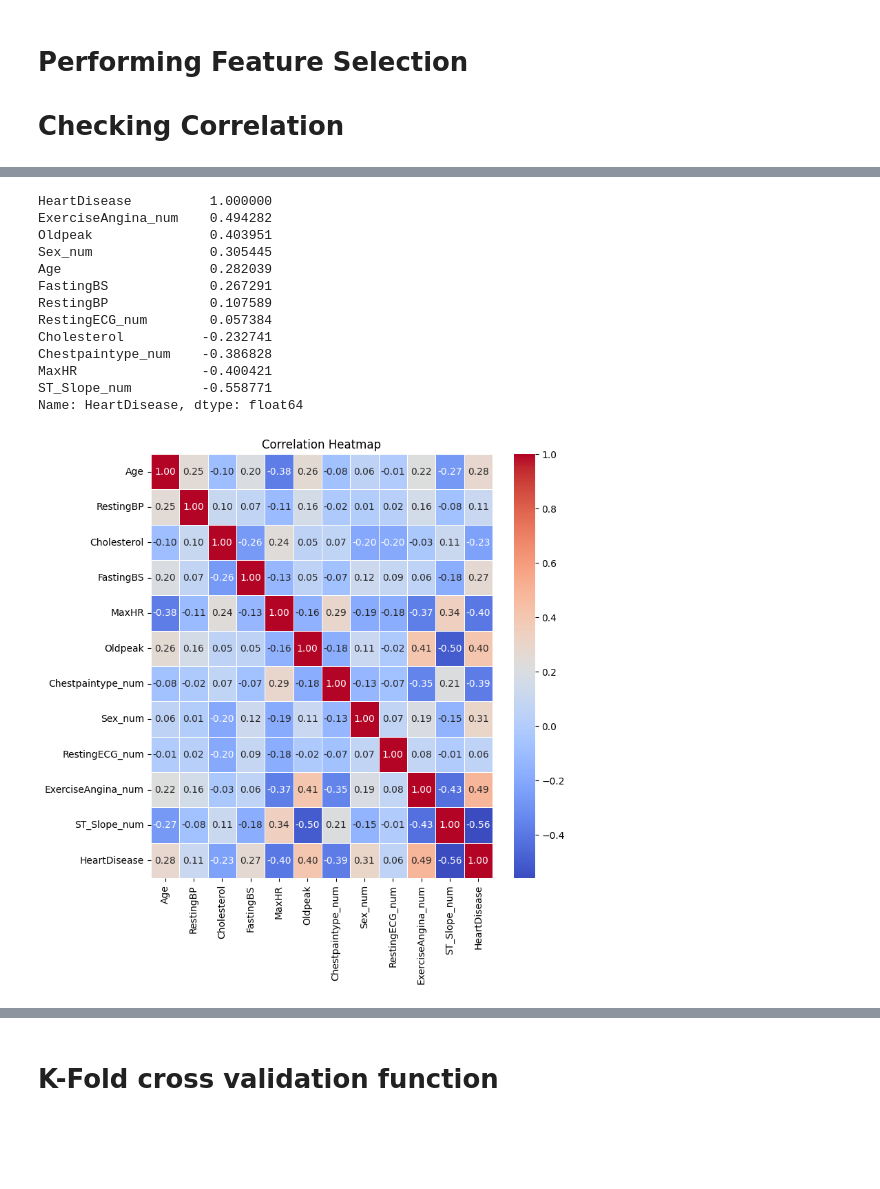
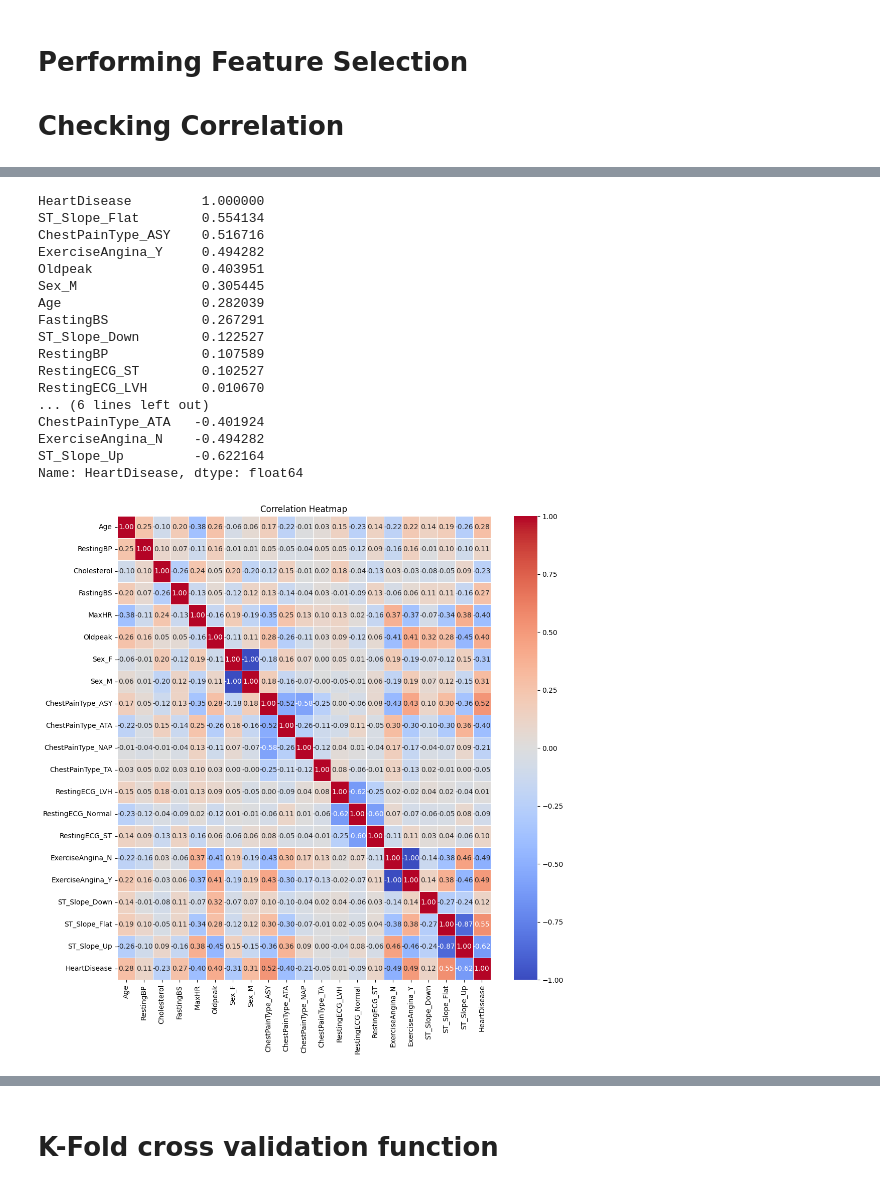
Before and after one commit to shreesamarthacs/Heart-disease-prediction-using-ML-models, a Jupyter notebook: Heart_disease_prediction.ipynb, the cells around one changed output, grey strips where cells are left out. Cells and saved outputs as stored; diff of their text form; code cells hidden in the pictures; blank space fills up the shorter version.

```diff
--- a/Heart_disease_prediction.ipynb
+++ b/Heart_disease_prediction.ipynb
@@ -12,5 +12,5 @@ import pickle
 # Data collection and preprocessing
 # %%
 #loading the data
-dataset=pd.read_csv('/content/heart.xls')
+dataset_raw=pd.read_csv('/content/heart.xls')
 # %%
@@ -195,0 +145,21 @@ Name: HeartDisease, Length: 918, dtype: int64
+# %%
+from sklearn.preprocessing import OneHotEncoder
+#Extract categorical columns from the dataframe
+#Here we extract the columns with object datatype as they are the categorical columns
+categorical_columns = dataset_raw.select_dtypes(include=['object']).columns.tolist()
+
+#Initialize OneHotEncoder
+encoder = OneHotEncoder(sparse_output=False)
+
+# Apply one-hot encoding to the categorical columns
+one_hot_encoded = encoder.fit_transform(dataset_raw[categorical_columns])
+
+#Create a DataFrame with the one-hot encoded columns
+#We use get_feature_names_out() to get the column names for the encoded data
+one_hot_df = pd.DataFrame(one_hot_encoded, columns=encoder.get_feature_names_out(categorical_columns))
+
+# Concatenate the one-hot encoded dataframe with the original dataframe
+df_skencoded = pd.concat([dataset_raw, one_hot_df], axis=1)
+
+# Drop the original categorical columns
+df_skencoded = df_skencoded.drop(categorical_columns, axis=1)
@@ -197,9 +182,10 @@ Name: HeartDisease, Length: 918, dtype: int64
 # Performing Feature Selection
 # Checking Correlation
 # %%
-desired_columns_order = dataset.columns.tolist()  # Get all columns in the original order
+desired_columns_order = df_skencoded.columns.tolist()  # Get all columns in the original order
 # Remove multiple columns one by one
-columns_to_remove = ["Sex","ChestPainType","RestingECG","ExerciseAngina","HeartDisease","ST_Slope"]
+#columns_to_remove = ["Sex","ChestPainType","RestingECG","ExerciseAngina","HeartDisease","ST_Slope"]
+columns_to_remove = ["HeartDisease"]
 for column in columns_to_remove:
     desired_columns_order.remove(column)
 
@@ -207,7 +193,7 @@ for column in columns_to_remove:
 desired_columns_order.append('HeartDisease')
 
 # Rearrange columns using the `loc` method
-dataset_c = dataset.loc[:, desired_columns_order]
+dataset_c = df_skencoded.loc[:, desired_columns_order]
 
 # Calculate correlation
 correlation=dataset_c.corr()
@@ -229,28 +220,32 @@ correlation
 # %%
 print(correlation['HeartDisease'].sort_values(ascending=False))
 # %% [output]
-HeartDisease          1.000000
-ExerciseAngina_num    0.494282
-Oldpeak               0.403951
-Sex_num               0.305445
-Age                   0.282039
-FastingBS             0.267291
-RestingBP             0.107589
-RestingECG_num        0.057384
-Cholesterol          -0.232741
-Chestpaintype_num    -0.386828
-MaxHR                -0.400421
-ST_Slope_num         -0.558771
+HeartDisease         1.000000
+ST_Slope_Flat        0.554134
+ChestPainType_ASY    0.516716
+ExerciseAngina_Y     0.494282
+Oldpeak              0.403951
+Sex_M                0.305445
+Age                  0.282039
+FastingBS            0.267291
+ST_Slope_Down        0.122527
+RestingBP            0.107589
+RestingECG_ST        0.102527
+RestingECG_LVH       0.010670
+... (6 lines left out)
+ChestPainType_ATA   -0.401924
+ExerciseAngina_N    -0.494282
+ST_Slope_Up         -0.622164
 Name: HeartDisease, dtype: float64
 # %%
 
 # Plotting heatmap
-plt.figure(figsize=(8, 8))
+plt.figure(figsize=(12, 12))
 sns.heatmap(correlation, annot=True, cmap='coolwarm', fmt=".2f", linewidths=.5)
 plt.title("Correlation Heatmap")
 plt.show()
 # %% [output]
-[figure, old version]
+[figure, new version]
 # %%
 #Imporatant Features
 from sklearn.ensemble import ExtraTreesClassifier
```
Also changed, not shown: parts of 38 cells of this notebook.
